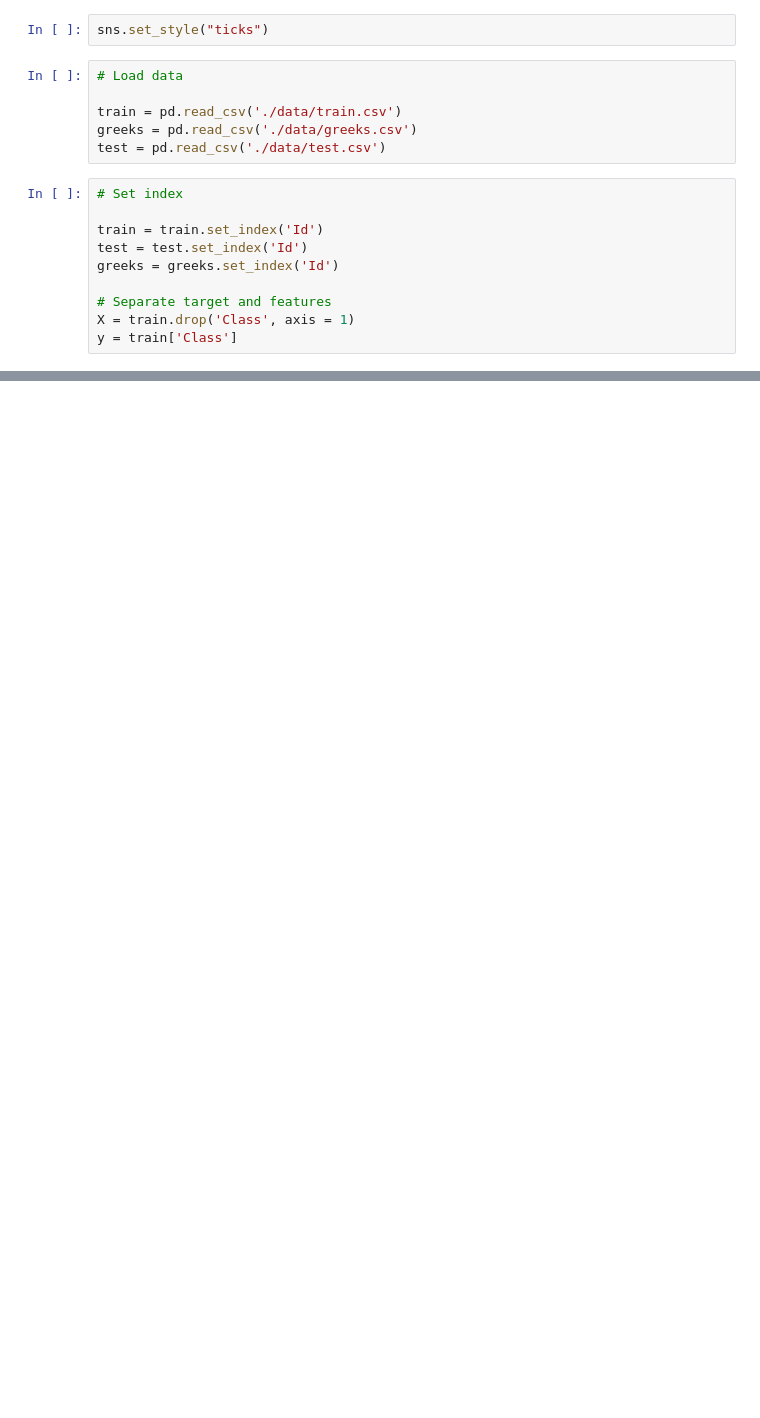
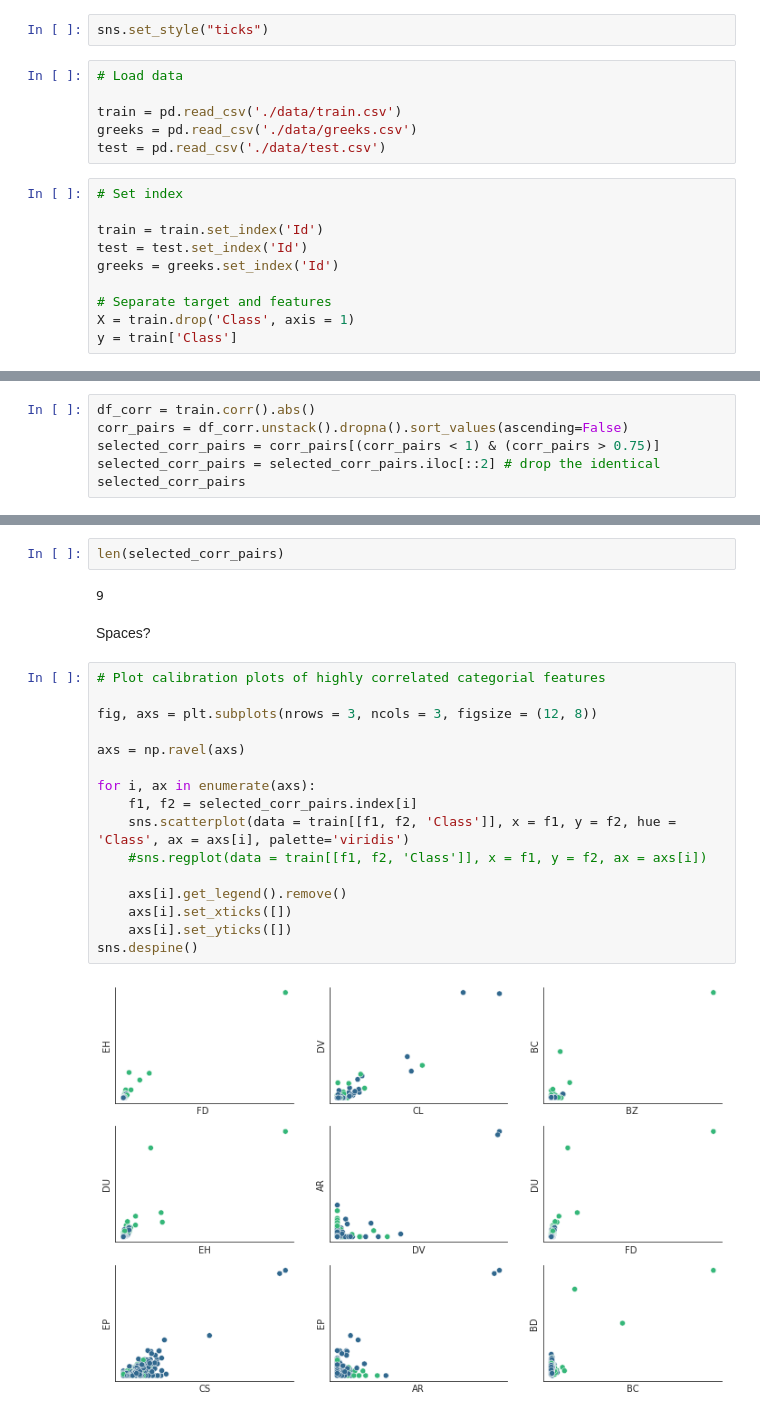
Before and after one commit to orsha1/Kaggle-ICR, a Jupyter notebook: main2.ipynb, the cells around one changed output, grey strips where cells are left out. Cells and saved outputs as stored; diff of their text form; blank space fills up the shorter version.

```diff
--- a/main2.ipynb
+++ b/main2.ipynb
@@ -78,0 +109,6 @@ train.corr()
+# %%
+df_corr = train.corr().abs()
+corr_pairs = df_corr.unstack().dropna().sort_values(ascending=False)
+selected_corr_pairs = corr_pairs[(corr_pairs < 1) & (corr_pairs > 0.75)]
+selected_corr_pairs = selected_corr_pairs.iloc[::2] # drop the identical
+selected_corr_pairs
@@ -78,0 +126,24 @@ train.corr()
+# %%
+len(selected_corr_pairs)
+# %% [output]
+9
+# %% [markdown]
+Spaces?
+# %%
+# Plot calibration plots of highly correlated categorial features
+
+fig, axs = plt.subplots(nrows = 3, ncols = 3, figsize = (12, 8))
+
+axs = np.ravel(axs)
+
+for i, ax in enumerate(axs):
+    f1, f2 = selected_corr_pairs.index[i]
+    sns.scatterplot(data = train[[f1, f2, 'Class']], x = f1, y = f2, hue = 'Class', ax = axs[i], palette='viridis')
+    #sns.regplot(data = train[[f1, f2, 'Class']], x = f1, y = f2, ax = axs[i])
+
+    axs[i].get_legend().remove()
+    axs[i].set_xticks([])
+    axs[i].set_yticks([])
+sns.despine()
+# %% [output]
+[figure, added]
```
Also changed, not shown: parts of 15 cells of this notebook.
